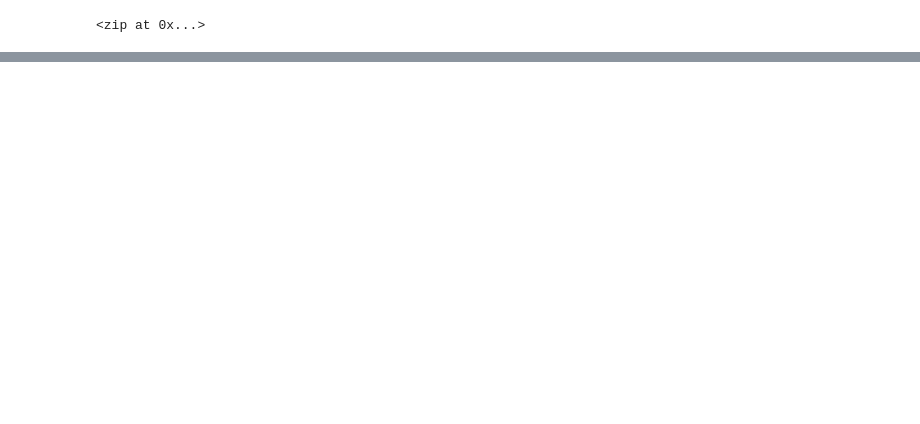
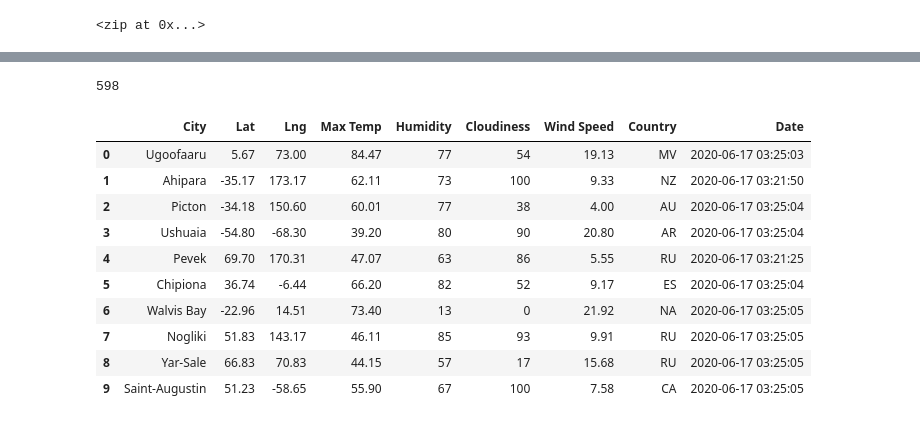
Before and after one commit to suzanne-wilson/World_Weather_Analysis, a Jupyter notebook: WeatherPy.ipynb, the cells around one changed output, grey strips where cells are left out. Cells and saved outputs as stored; diff of their text form; code cells hidden in the pictures; blank space fills up the shorter version.

Commit message:
city data retrieved

```diff
--- a/WeatherPy.ipynb
+++ b/WeatherPy.ipynb
@@ -33,0 +40,4 @@ len(cities)
+# %%
+# Starting URL for Weather Map API Call.
+url = "http://api.openweathermap.org/data/2.5/weather?units=Imperial&APPID=" + weather_api_key
+print(url)
@@ -33,0 +137,20 @@ len(cities)
+# %%
+len(city_data)
+# %% [output]
+598
+# %%
+# Convert the array of dictionaries to a Pandas DataFrame.
+city_data_df = pd.DataFrame(city_data)
+city_data_df.head(10)
+# %% [output]
+|  | City | Lat | Lng | Max Temp | Humidity | Cloudiness | Wind Speed | Country | Date |
+| 0 | Ugoofaaru | 5.67 | 73.00 | 84.47 | 77 | 54 | 19.13 | MV | 2020-06-17 03:25:03 |
+| 1 | Ahipara | -35.17 | 173.17 | 62.11 | 73 | 100 | 9.33 | NZ | 2020-06-17 03:21:50 |
+| 2 | Picton | -34.18 | 150.60 | 60.01 | 77 | 38 | 4.00 | AU | 2020-06-17 03:25:04 |
+| 3 | Ushuaia | -54.80 | -68.30 | 39.20 | 80 | 90 | 20.80 | AR | 2020-06-17 03:25:04 |
+| 4 | Pevek | 69.70 | 170.31 | 47.07 | 63 | 86 | 5.55 | RU | 2020-06-17 03:21:25 |
+| 5 | Chipiona | 36.74 | -6.44 | 66.20 | 82 | 52 | 9.17 | ES | 2020-06-17 03:25:04 |
+| 6 | Walvis Bay | -22.96 | 14.51 | 73.40 | 13 | 0 | 21.92 | NA | 2020-06-17 03:25:05 |
+| 7 | Nogliki | 51.83 | 143.17 | 46.11 | 85 | 93 | 9.91 | RU | 2020-06-17 03:25:05 |
+| 8 | Yar-Sale | 66.83 | 70.83 | 44.15 | 57 | 17 | 15.68 | RU | 2020-06-17 03:25:05 |
+| 9 | Saint-Augustin | 51.23 | -58.65 | 55.90 | 67 | 100 | 7.58 | CA | 2020-06-17 03:25:05 |
```
Also changed, not shown: parts of 8 cells of this notebook, 4 other files.
